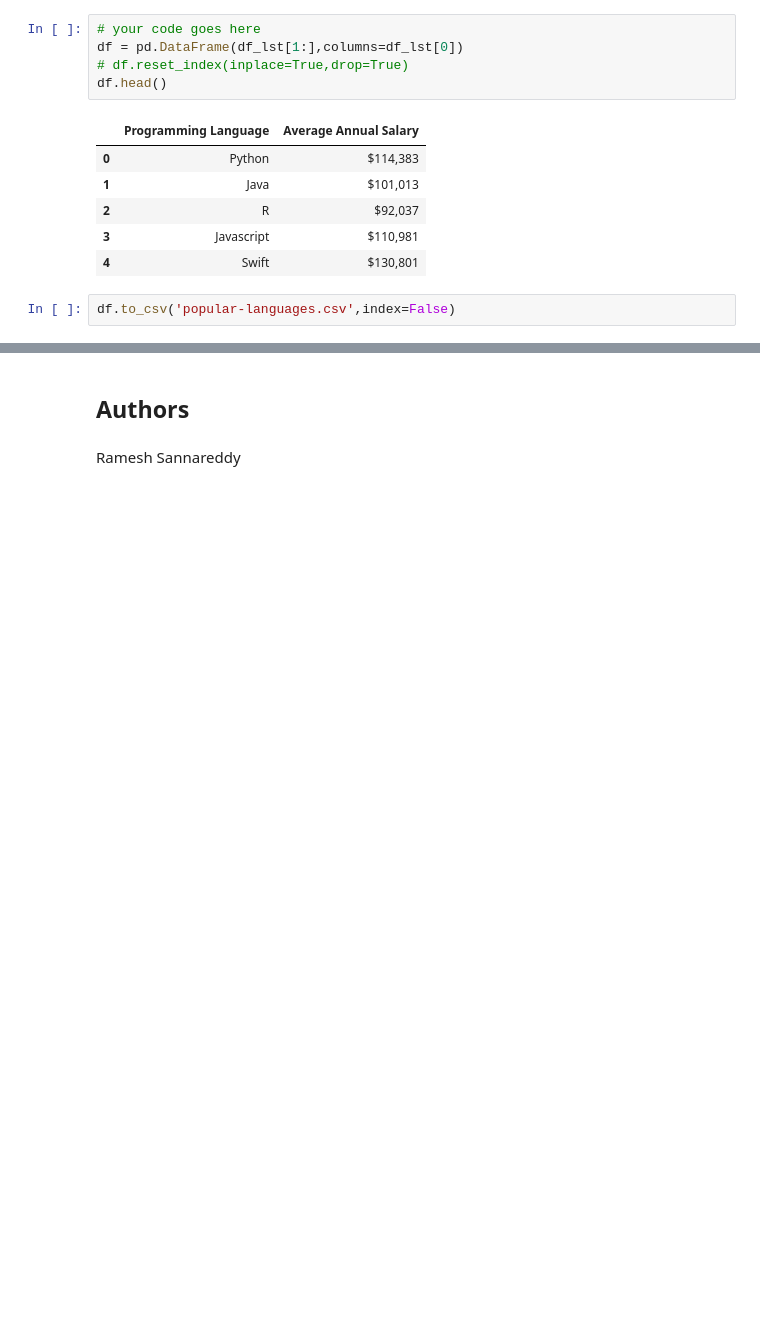
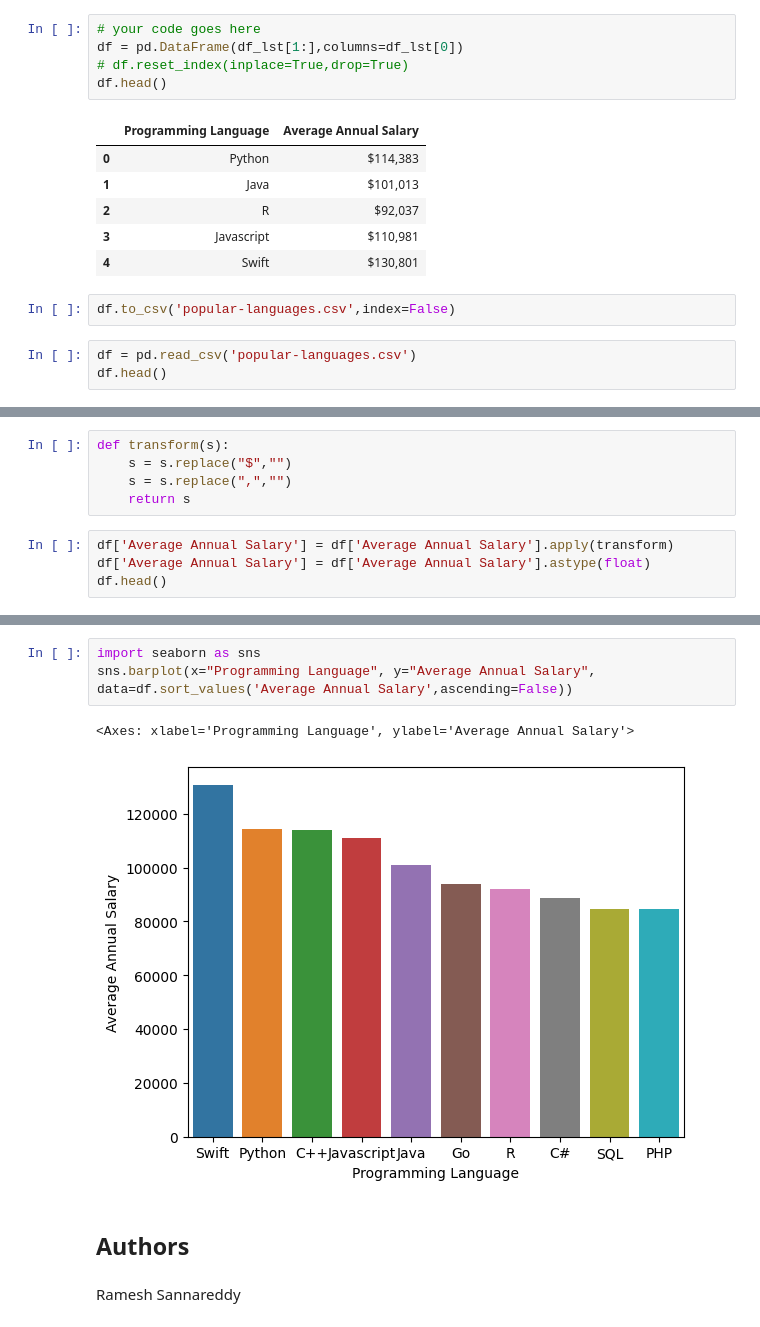
Before and after one commit to Dheeraj6778/Tech-Trends-Data-Analysis, a Jupyter notebook: Web-Scraping-Lab.ipynb, the cells around one changed output, grey strips where cells are left out. Cells and saved outputs as stored; diff of their text form; blank space fills up the shorter version.

```diff
--- a/Web-Scraping-Lab.ipynb
+++ b/Web-Scraping-Lab.ipynb
@@ -91,3 +91,6 @@ df.head()
 | 4 | Swift | $130,801 |
 # %%
 df.to_csv('popular-languages.csv',index=False)
+# %%
+df = pd.read_csv('popular-languages.csv')
+df.head()
@@ -93,0 +104,9 @@ df.to_csv('popular-languages.csv',index=False)
+# %%
+def transform(s):
+    s = s.replace("$","")
+    s = s.replace(",","")
+    return s
+# %%
+df['Average Annual Salary'] = df['Average Annual Salary'].apply(transform)
+df['Average Annual Salary'] = df['Average Annual Salary'].astype(float)
+df.head()
@@ -94,3 +120,9 @@ df.to_csv('popular-languages.csv',index=False)
+# %%
+import seaborn as sns
+sns.barplot(x="Programming Language", y="Average Annual Salary", data=df.sort_values('Average Annual Salary',ascending=False))
+# %% [output]
+<Axes: xlabel='Programming Language', ylabel='Average Annual Salary'>
+[figure, added]
 # %% [markdown]
 ## Authors
 # %% [markdown]
```
Also changed, not shown: parts of 2 cells of this notebook, 2 other files.
